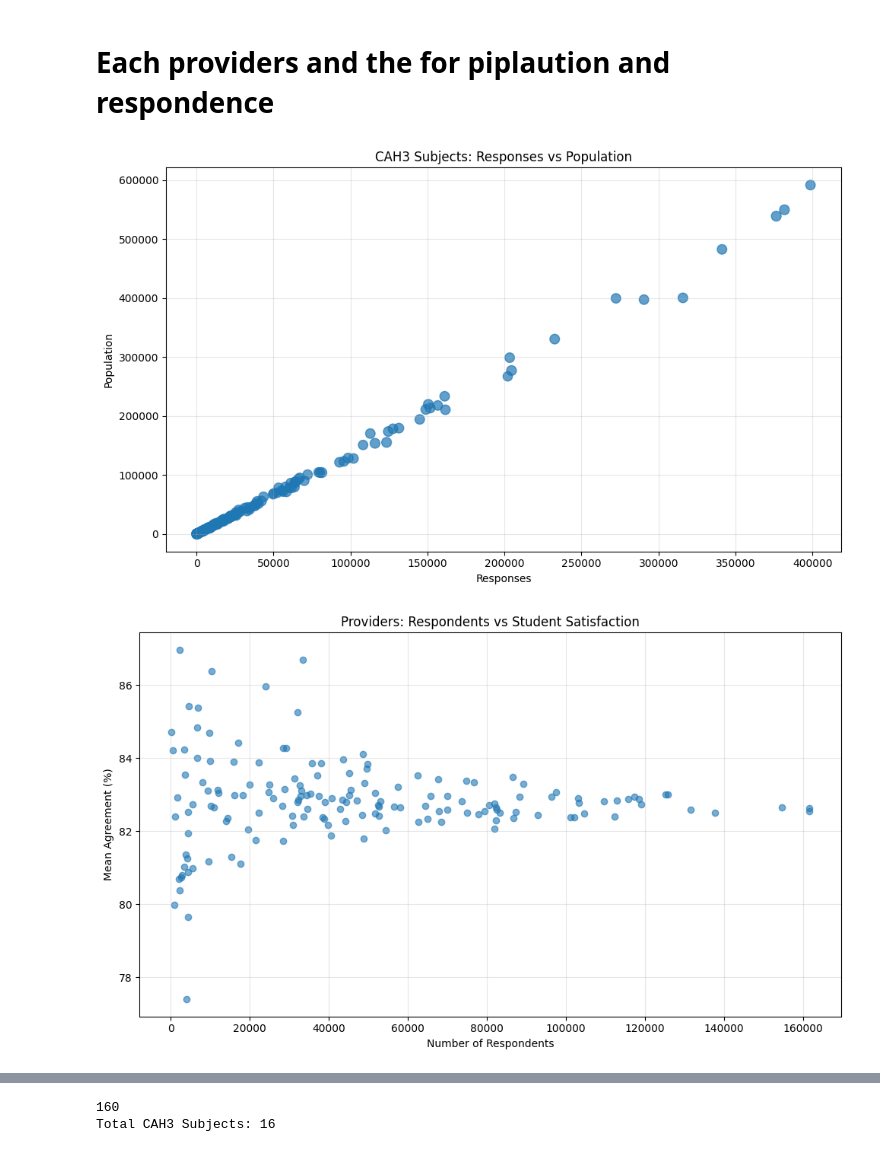
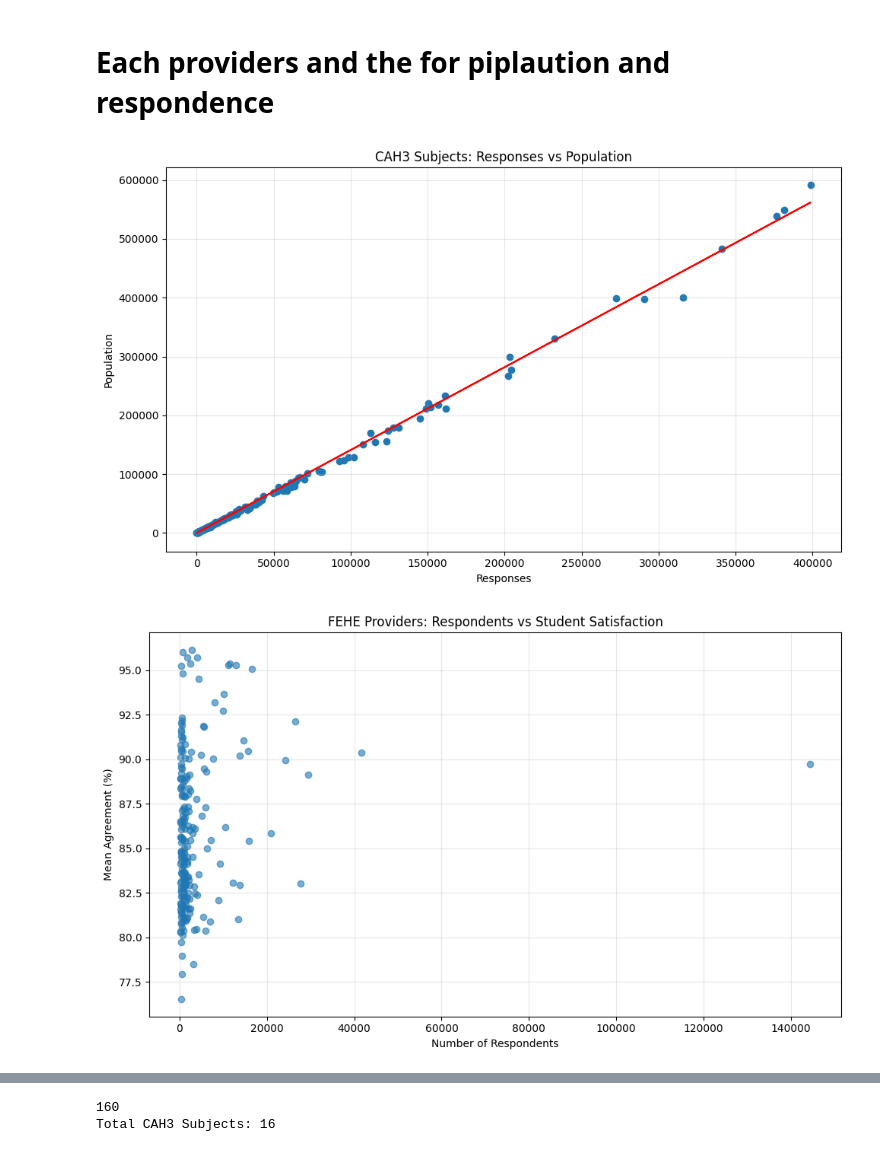
Before and after one commit to ZahinHussain/Analytic-software-technologies, a Jupyter notebook: graphs.ipynb, the cells around one changed output, grey strips where cells are left out. Saved outputs shown, nothing was run; the diff lists cells and outputs as text; code cells hidden in the pictures.

```diff
--- a/graphs.ipynb
+++ b/graphs.ipynb
@@ -232,6 +260,7 @@ plt.show()
 # %%
 import pandas as pd
 import matplotlib.pyplot as plt
+import numpy as np
 
 df = pd.read_csv("nss2025.csv")
 
@@ -252,9 +281,11 @@ plt.figure(figsize=(10, 6))
 plt.scatter(
     cah3_summary["responses"],      # X axis
     cah3_summary["population"],     # Y axis
-    s=cah3_summary["mean_agree_pct"],
-    alpha=0.7
+
+
 )
+
+a, b = np.polyfit(cah3_summary["responses"],  cah3_summary["population"], 1)
 
 plt.xlabel("Responses")
 plt.ylabel("Population")
@@ -262,46 +293,47 @@ plt.title("CAH3 Subjects: Responses vs Population")
 
 plt.grid(True, alpha=0.3)
 plt.tight_layout()
+plt.plot(cah3_summary["responses"], a*cah3_summary["responses"],+b ,color='red')
 plt.show()
 # %% [output]
-[figure, old version]
+[figure, new version]
 # %%
 import pandas as pd
 import matplotlib.pyplot as plt
 
-df = pd.read_csv("onlyUni.csv")
+df = pd.read_csv("FEHE.csv")
 
 # ---- Aggregate by provider ----
 provider_summary = (
     df
     .groupby("provider", as_index=False)
     .agg(
         mean_agree_pct=("benchmark", "mean"),
         respondents=("respondents", "sum"),
         population=("population", "sum")
     )
 )
 
 
 
 # ---- Scatter plot ----
 plt.figure(figsize=(10, 6))
 
 plt.scatter(
     provider_summary["respondents"],      # X
     provider_summary["mean_agree_pct"],    # Y
     alpha=0.6
 )
 
 plt.xlabel("Number of Respondents")
 plt.ylabel("Mean Agreement (%)")
-plt.title("Providers: Respondents vs Student Satisfaction")
+plt.title("FEHE Providers: Respondents vs Student Satisfaction")
 
 plt.grid(True, alpha=0.3)
 plt.tight_layout()
 plt.show()
 # %% [output]
-[figure, old version]
+[figure, new version]
 # %%
 import pandas as pd
 import matplotlib.pyplot as plt
```
Also changed, not shown: parts of 7 cells of this notebook, 5 other files.
